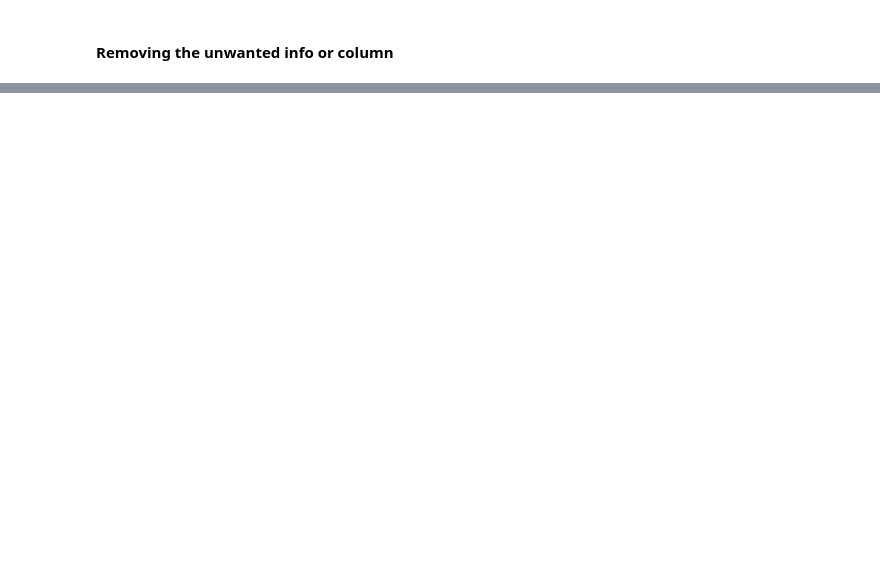
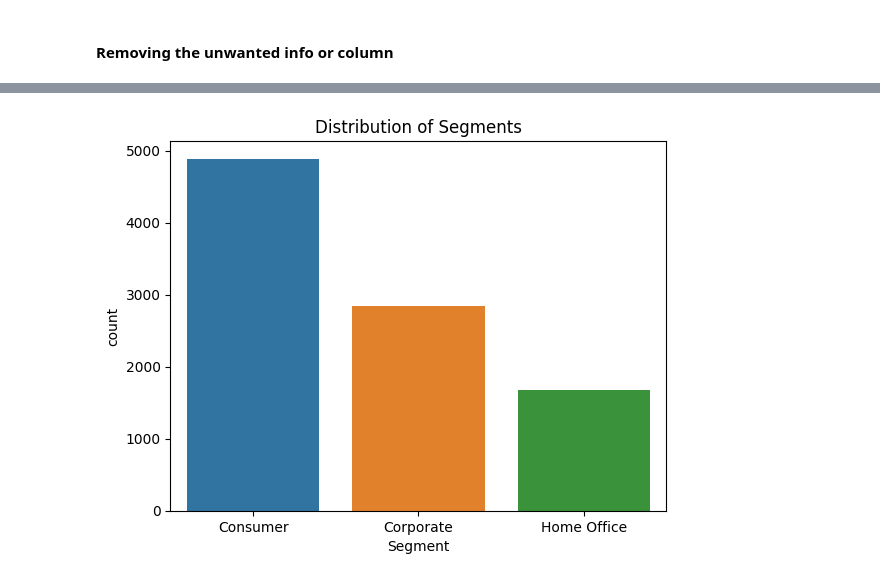
Before and after one commit to AnanthaTeja/Super_store_Data-Analysis, a Jupyter notebook: Super_Store_managment.ipynb, the cells around one changed output, grey strips where cells are left out. Saved outputs shown, nothing was run; the diff lists cells and outputs as text; code cells hidden in the pictures; blank space fills up the shorter version.

```diff
--- a/Super_Store_managment.ipynb
+++ b/Super_Store_managment.ipynb
@@ -133,0 +175,8 @@ d_frm.drop(columns='Postal Code',inplace=True)
+# %%
+data=pd.read_csv("SampleSuperstore.csv")
+data = pd.read_csv("SampleSuperstore.csv")
+sns.countplot(data=data, x='Segment')
+plt.title('Distribution of Segments')
+plt.show()
+# %% [output]
+[figure, added]
```
Also changed, not shown: parts of 41 cells of this notebook.
